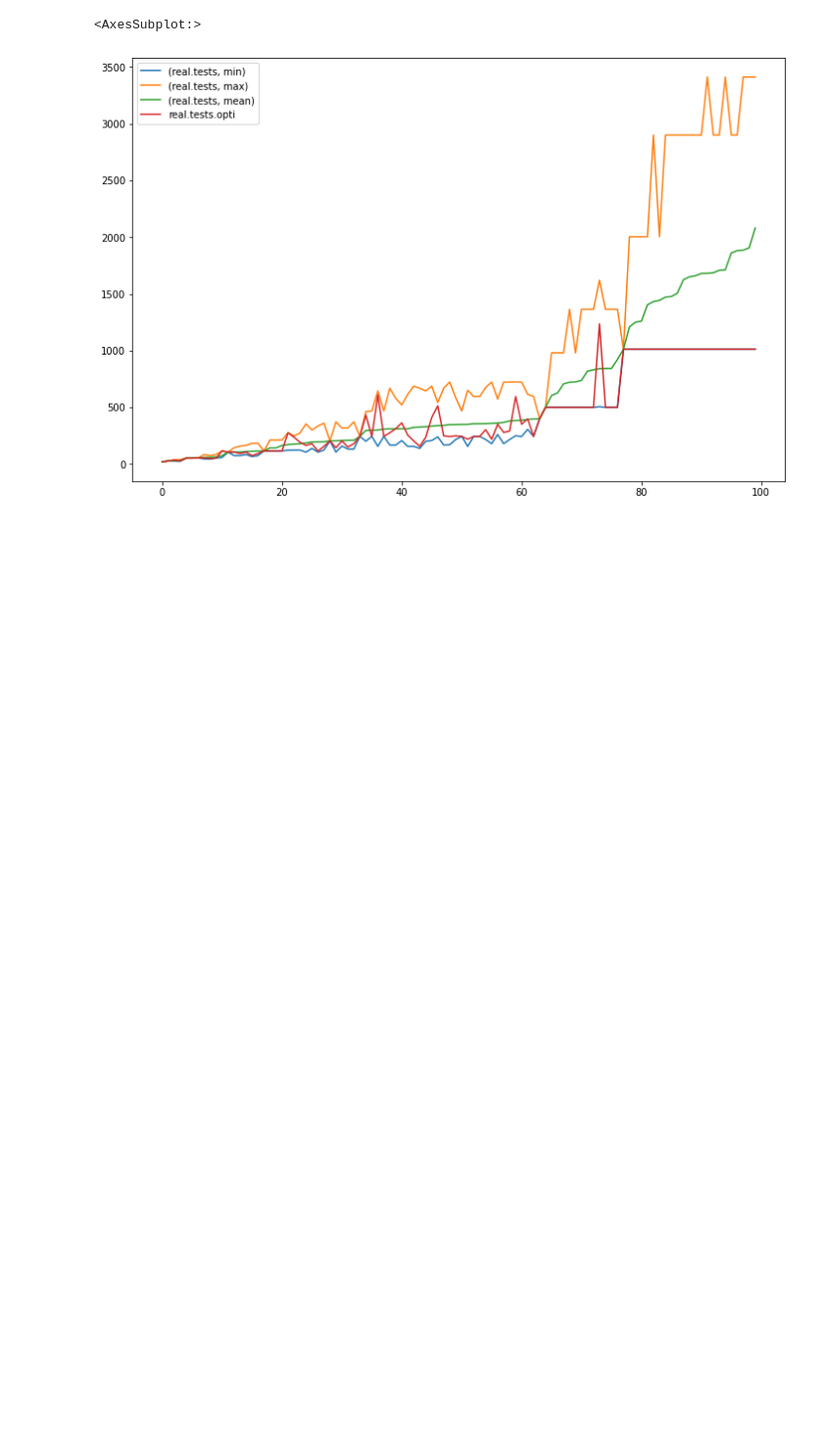
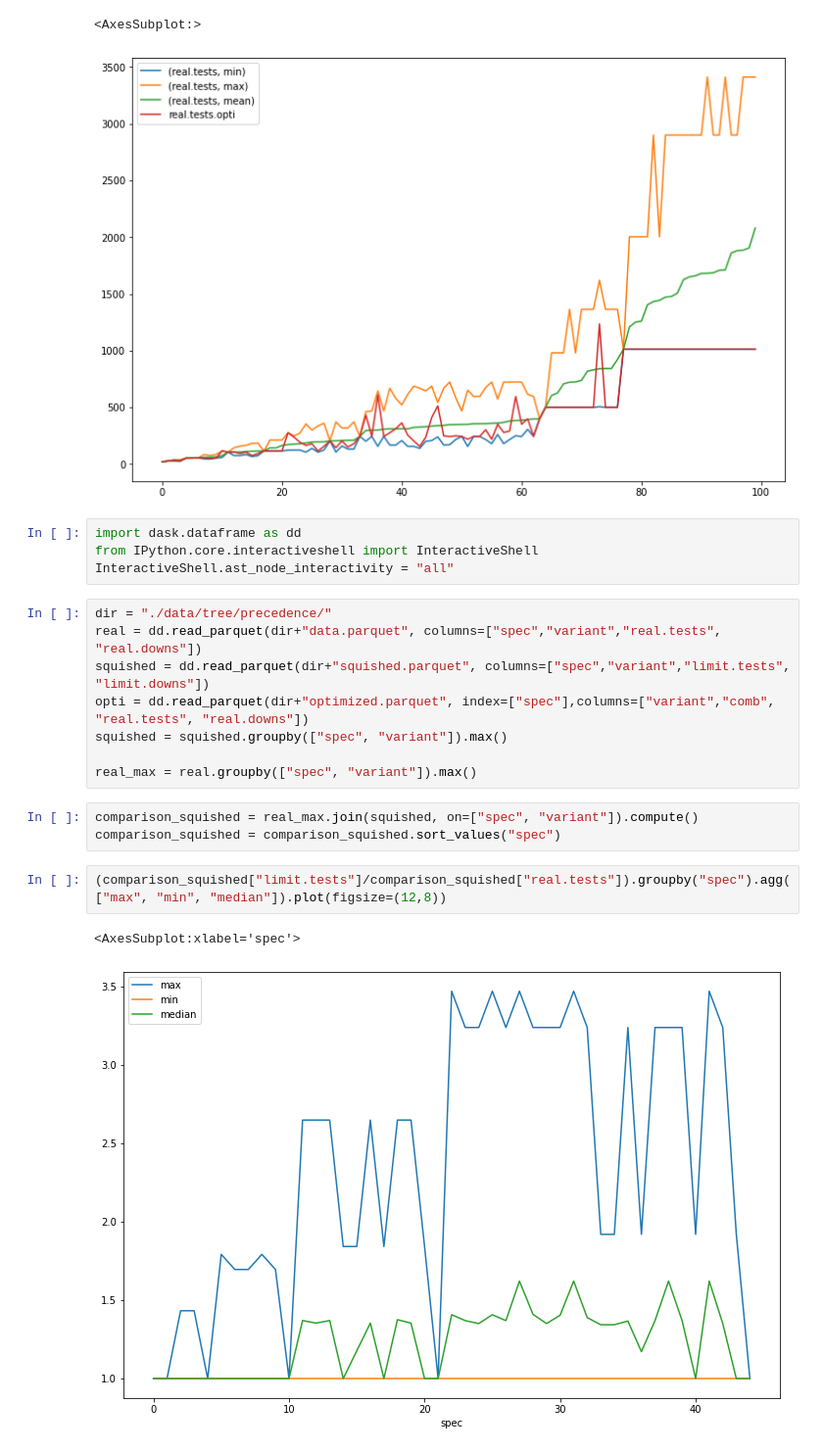
Before and after one commit to PaulRaUnite/ccsl-rs, a Jupyter notebook: plotter/comparison.ipynb, the cells around one changed output. Shown at 98% size. Cells and saved outputs as stored; diff of their text form; blank space fills up the shorter version.

```diff
--- a/plotter/comparison.ipynb
+++ b/plotter/comparison.ipynb
@@ -176,3 +174,23 @@ d.plot(figsize=(12,8))
 # %% [output]
 <AxesSubplot:>
 [figure]
+# %%
+import dask.dataframe as dd
+from IPython.core.interactiveshell import InteractiveShell
+InteractiveShell.ast_node_interactivity = "all"
+# %%
+dir = "./data/tree/precedence/"
+real = dd.read_parquet(dir+"data.parquet", columns=["spec","variant","real.tests", "real.downs"])
+squished = dd.read_parquet(dir+"squished.parquet", columns=["spec","variant","limit.tests", "limit.downs"])
+opti = dd.read_parquet(dir+"optimized.parquet", index=["spec"],columns=["variant","comb", "real.tests", "real.downs"])
+squished = squished.groupby(["spec", "variant"]).max()
+
+real_max = real.groupby(["spec", "variant"]).max()
+# %%
+comparison_squished = real_max.join(squished, on=["spec", "variant"]).compute()
+comparison_squished = comparison_squished.sort_values("spec")
+# %%
+(comparison_squished["limit.tests"]/comparison_squished["real.tests"]).groupby("spec").agg(["max", "min", "median"]).plot(figsize=(12,8))
+# %% [output]
+<AxesSubplot:xlabel='spec'>
+[figure, added]
```
Also changed, not shown: parts of 6 cells of this notebook, 9 other files.
